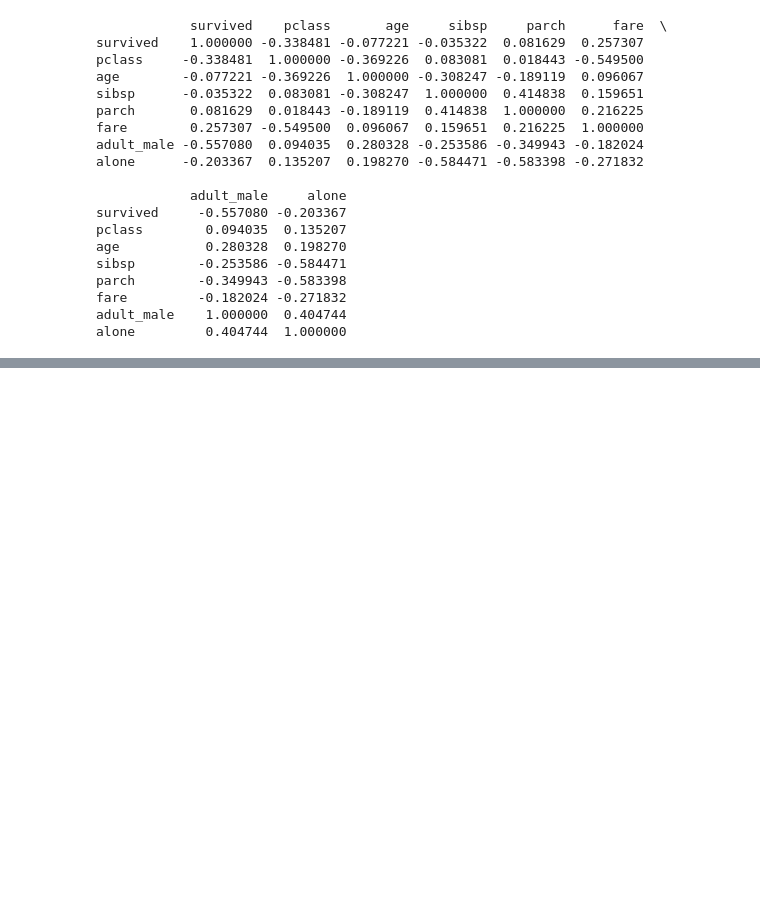
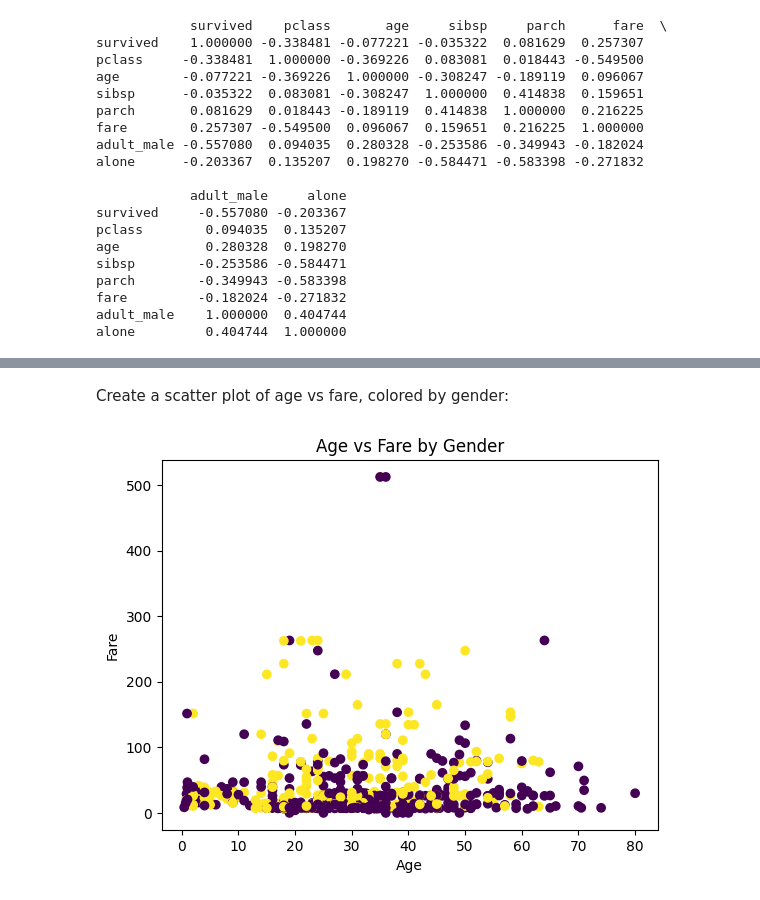
Before and after one commit to james-0177/applied_ml_pinkston, a Jupyter notebook: notebooks/project02/ml02_pinkston.ipynb, the cells around one changed output, grey strips where cells are left out. Cells and saved outputs as stored; diff of their text form; code cells hidden in the pictures; blank space fills up the shorter version.

```diff
--- a/notebooks/project02/ml02_pinkston.ipynb
+++ b/notebooks/project02/ml02_pinkston.ipynb
@@ -165,0 +186,10 @@ alone         0.404744  1.000000
+# %% [markdown]
+Create a scatter plot of age vs fare, colored by gender:
+# %%
+plt.scatter(titanic['age'], titanic['fare'], c=titanic['sex'].apply(lambda x: 0 if x == 'male' else 1))
+plt.xlabel('Age')
+plt.ylabel('Fare')
+plt.title('Age vs Fare by Gender')
+plt.show()
+# %% [output]
+[figure, added]
```
Also changed, not shown: parts of 31 cells of this notebook, 3 other files.
